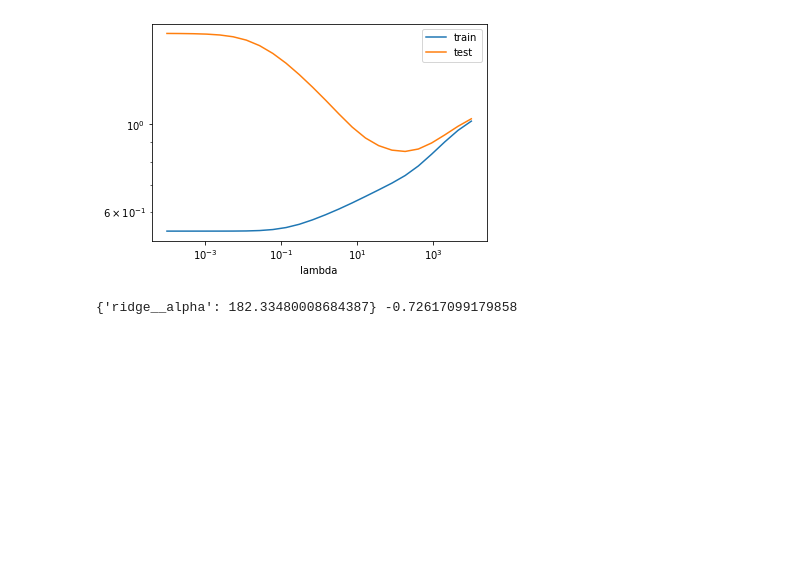
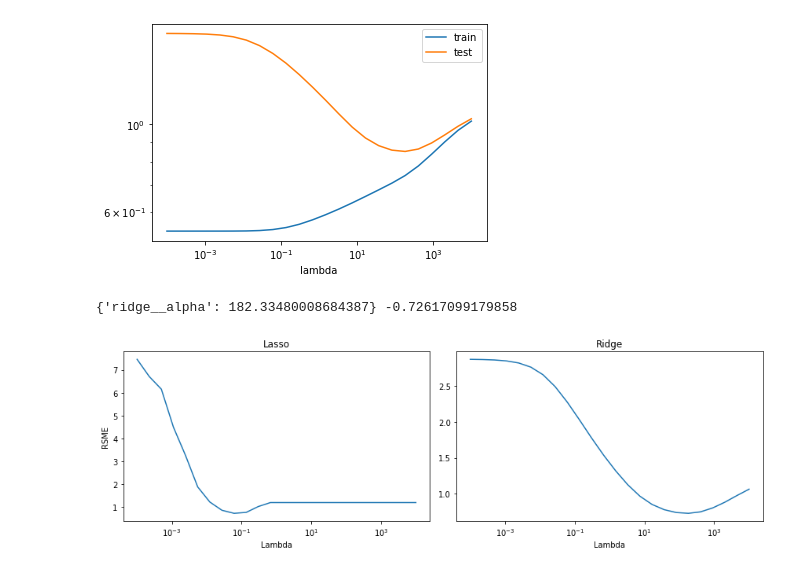
Before and after one commit to mathiasbindseil/three_drengz, a Jupyter notebook: ISDS - Kopi.ipynb, the cells around one changed output. Cells and saved outputs as stored; diff of their text form; code cells hidden in the pictures; blank space fills up the shorter version.

Commit message:
plot

```diff
--- a/ISDS - Kopi.ipynb
+++ b/ISDS - Kopi.ipynb
@@ -576,9 +576,12 @@ train_scores, test_scores = \
 
 # Get mean of mse for lambdas
 
-mean_values = pd.concat({'train': pd.DataFrame(-train_scores).mean(1),
+lasso_rmse = pd.concat({'train': pd.DataFrame(-train_scores).mean(1),
                          'test': pd.DataFrame(-test_scores).mean(1),
                          'lambda': pd.DataFrame(lambdas).mean(1)}, axis =1)
+
+# Get test rsme for plot later
+#lasso_rmse = pd.concat({'test': pd.DataFrame(-test_scores).mean(1)}, axis = 1)
 
 # Plot the train and test scores for different values of lambda
 
@@ -631,9 +634,12 @@ train_scores, test_scores = \
 
 # Get mean of mse for lambdas
 
-mean_values = pd.concat({'train': pd.DataFrame(-train_scores).mean(1),
+ridge_rmse = pd.concat({'train': pd.DataFrame(-train_scores).mean(1),
                          'test': pd.DataFrame(-test_scores).mean(1),
                          'lambda': pd.DataFrame(lambdas).mean(1)}, axis =1)
+
+# Get test rsme for plot later
+#ridge_rmse = pd.concat({'test': pd.DataFrame(-test_scores).mean(1)}, axis = 1)
 
 # Plot the train and test scores for different values of lambda
 
@@ -643,7 +649,6 @@ pd.concat({'train': pd.DataFrame(-train_scores).mean(1),
     .pipe(np.sqrt)\
     .set_index(pd.Index(lambdas, name='lambda'))\
     .plot(logx=True, logy=True)
-
 plt.show()
 # %% [output]
 [figure]
@@ -661,3 +666,17 @@ gs = gs.fit(X_dev, y_dev)
 print(gs.best_params_, gs.best_score_ )
 # %% [output]
 {'ridge__alpha': 182.33480008684387} -0.72617099179858
+# %%
+# Define plot
+f,ax = plt.subplots(1,2, figsize=(12,4))
+
+# First row
+sns.lineplot(x='lambda', y='test', data=lasso_rmse, ax=ax[0]).set( xlabel = "Lambda", ylabel = "RSME", xscale='log', title='Lasso')
+sns.lineplot(y='test', x='lambda', data=ridge_rmse, ax=ax[1]).set( xlabel = "Lambda", ylabel = "", xscale='log', title='Ridge')
+
+f.tight_layout()
+
+# Export for paper
+plt.savefig('figs/pic2.png')
+# %% [output]
+[figure, added]
```
Also changed, not shown: parts of 2 cells of this notebook, 1 other file.
